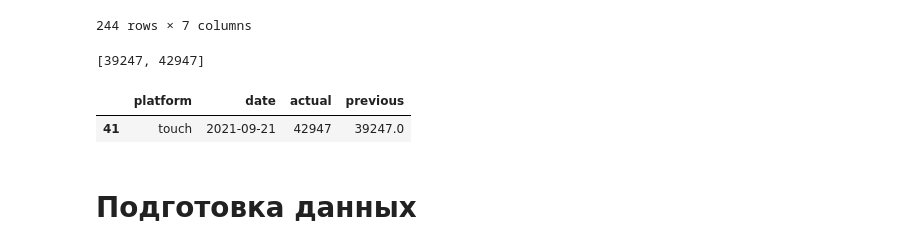
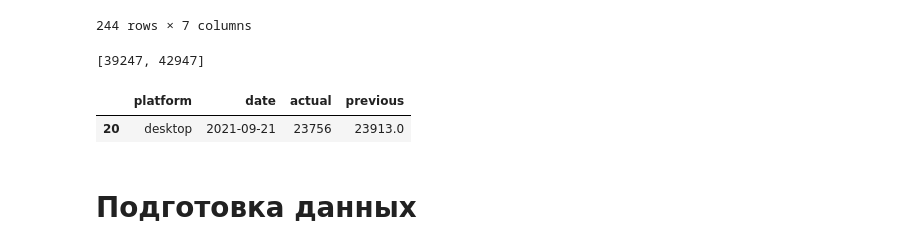
Before and after one commit to aleks-haksly/VIZRO, a Jupyter notebook: demos/test_yandex.ipynb, the cells around one changed output. Cells and saved outputs as stored; diff of their text form; code cells hidden in the pictures.

```diff
--- a/demos/test_yandex.ipynb
+++ b/demos/test_yandex.ipynb
@@ -65,12 +65,14 @@ def get_kpi_data(data=df, platform="touch", scale="day"):
                 d["previous"] = d["actual"].shift(1)
                 return d.query("platform==@platform").tail(1)
             case 'hour':
-                return pd.DataFrame([df.groupby(["platform", "date", "hour"])["count"].sum().loc[platform].tail(2).to_list()], columns=["previous", "actual"])
+                d = df.groupby(["platform", "date", "hour"], as_index=False)["count"].sum().rename(columns={"count": "actual"})
+                d["previous"] = d["actual"].shift(1)
+                return d.query("platform==@platform").tail(1)
 # %%
-get_kpi_data(platform="touch", scale="day")
+get_kpi_data(platform="desktop", scale="day")
 # %% [output]
 |  | platform | date | actual | previous |
-| 41 | touch | 2021-09-21 | 42947 | 39247.0 |
+| 20 | desktop | 2021-09-21 | 23756 | 23913.0 |
 # %% [markdown]
 # Подготовка данных
 # %% [markdown]
```
